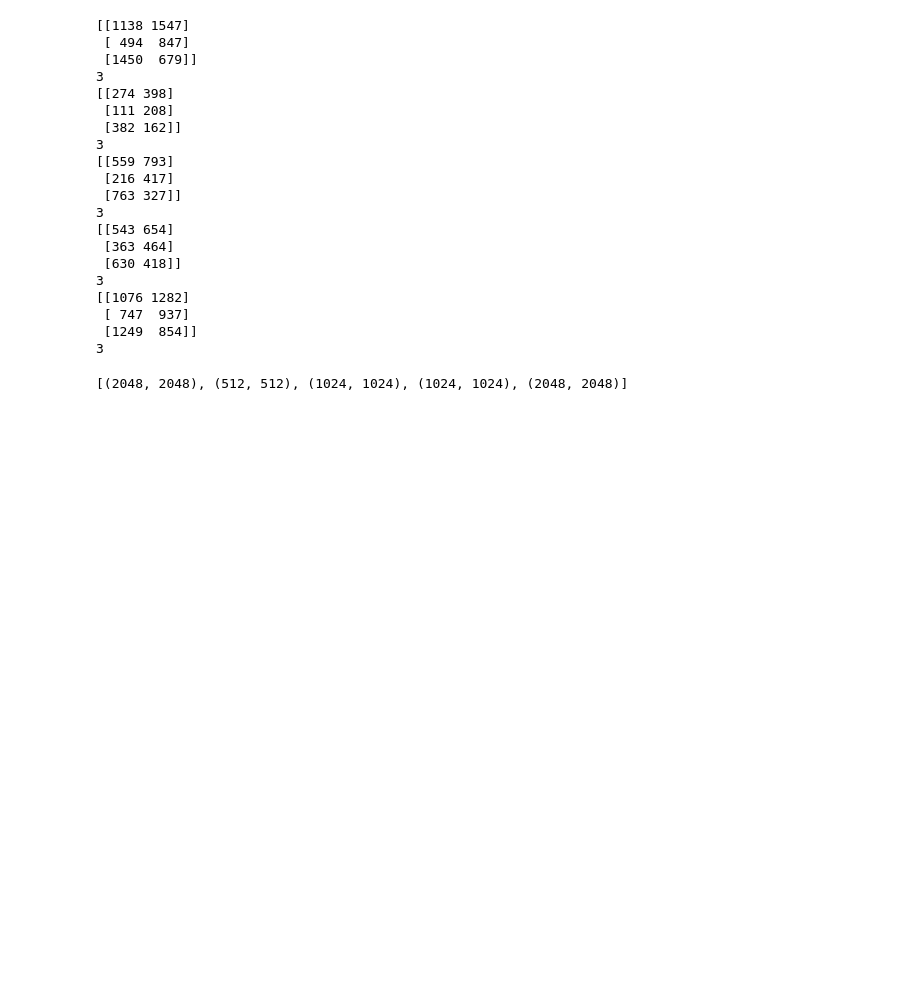
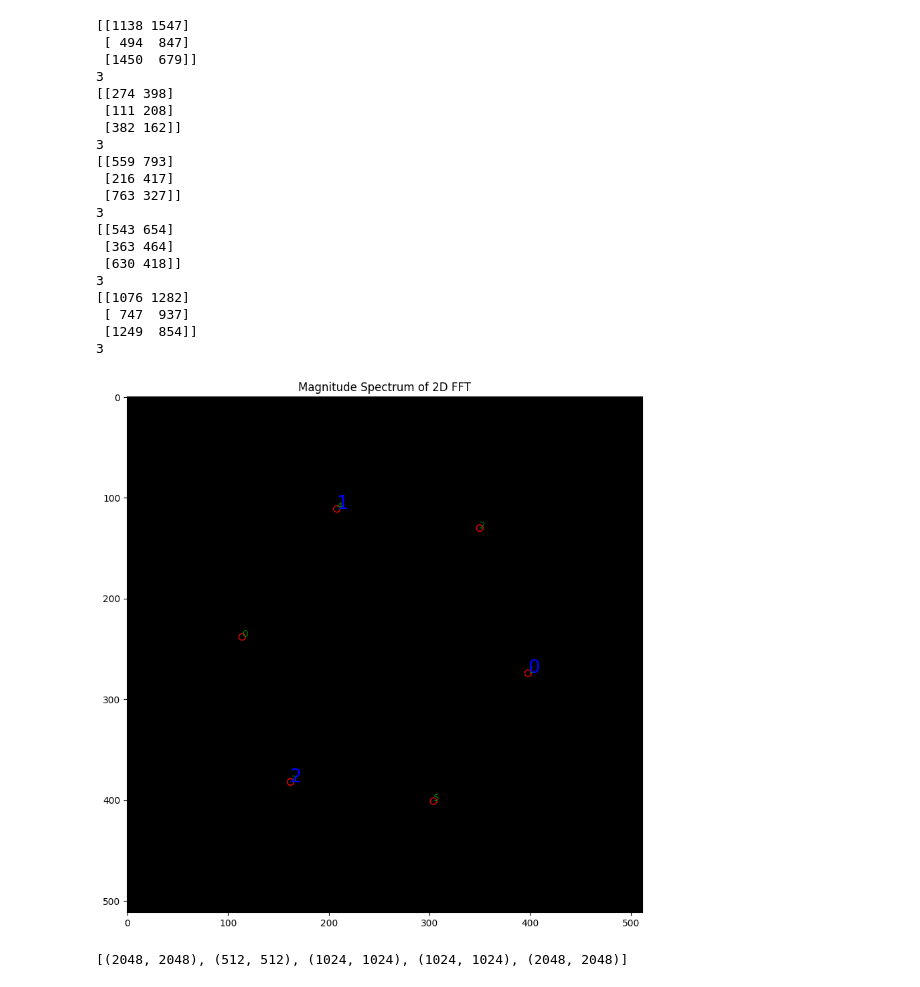
Before and after one commit to Potdooshami/2H_TaSe2_Tc_STM, a Jupyter notebook: fromCleaned.ipynb, the cells around one changed output. Cells and saved outputs as stored; diff of their text form; code cells hidden in the pictures; blank space fills up the shorter version.

```diff
--- a/fromCleaned.ipynb
+++ b/fromCleaned.ipynb
@@ -98,3 +186,8 @@ for fn,choose in zip(fns,chooses):
+# %%
+%matplotlib qt
+ffts[1]
+# %% [output]
+[figure, added]
 # %%
 arrsz
 # %% [output]
```
Also changed, not shown: parts of 20 cells of this notebook.
